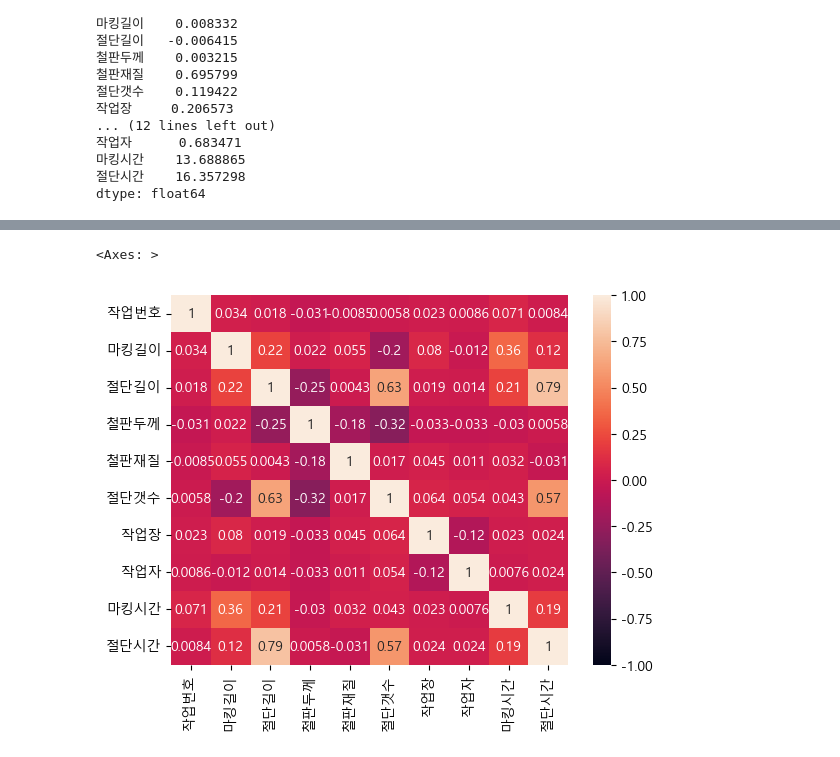
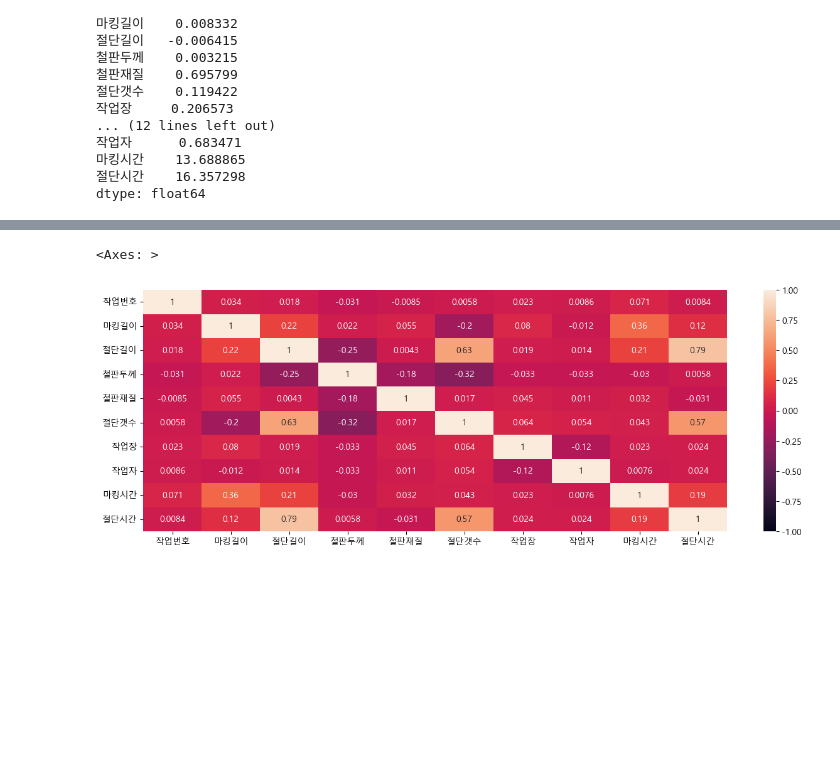
Before and after one commit to dlwls22/Hyundai_DT, a Jupyter notebook: CNC.ipynb, the cells around one changed output, grey strips where cells are left out. Saved outputs shown, nothing was run; the diff lists cells and outputs as text; code cells hidden in the pictures; blank space fills up the shorter version.

```diff
--- a/CNC.ipynb
+++ b/CNC.ipynb
@@ -265,33 +318,21 @@ for var in numeric_columns:
  절단시간의 첨도: 8419.479027113046
 # %%
 # for col in numeric_columns:
-#     train[col] = np.log1p(train[col])
+#     if (train[col] > 0).all():
+#         transformed_data, lambda_value = stats.boxcox(train[col])
+#         train[col] = transformed_data
+
+#     else:
+#         print(f"변수 '{col}'에 음수 값이 있습니다.")
+#         train[col] = np.log1p(train[col])
 
 # skewness = train[numeric_columns].skew()
 # kurtosis = train[numeric_columns].kurtosis()
-
 # print("각 변수의 왜도:")
 # print(skewness)
 
 # print("각 변수의 첨도:")
 # print(kurtosis)
-
-for col in numeric_columns:
-    if (train[col] > 0).all():
-        transformed_data, lambda_value = stats.boxcox(train[col])
-        train[col] = transformed_data
-
-    else:
-        print(f"변수 '{col}'에 음수 값이 있습니다.")
-        train[col] = np.log1p(train[col])
-
-skewness = train[numeric_columns].skew()
-kurtosis = train[numeric_columns].kurtosis()
-print("각 변수의 왜도:")
-print(skewness)
-
-print("각 변수의 첨도:")
-print(kurtosis)
 # %% [output]
 변수 '철판재질'에 음수 값이 있습니다.
 변수 '작업자'에 음수 값이 있습니다.
@@ -336,5 +375,6 @@ for col in numeric_columns:
 # %%
+plt.figure(figsize = (15, 5))
 sns.heatmap(train.corr(), vmin = -1, vmax = 1, annot = True)
 # %% [output]
 <Axes: >
-[figure, old version]
+[figure, new version]
```
Also changed, not shown: parts of 32 cells of this notebook.
